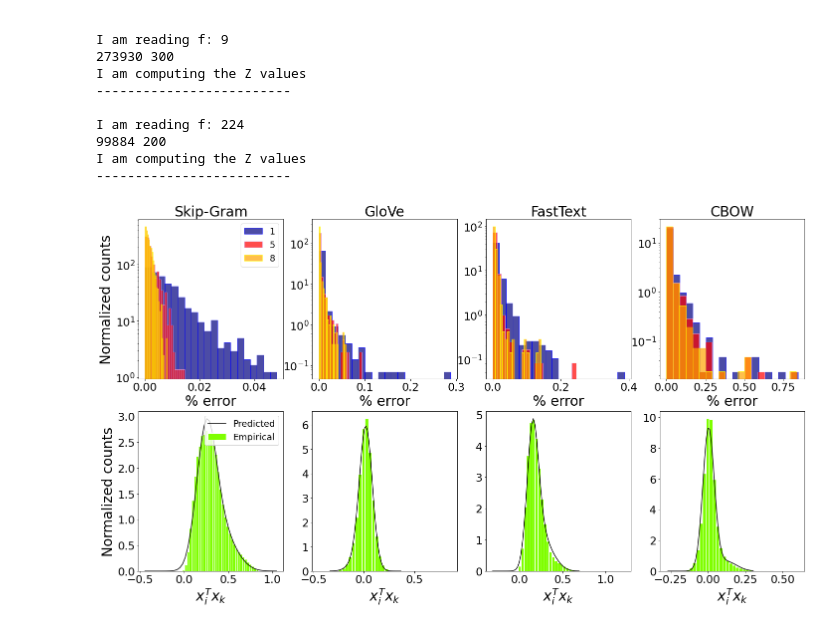
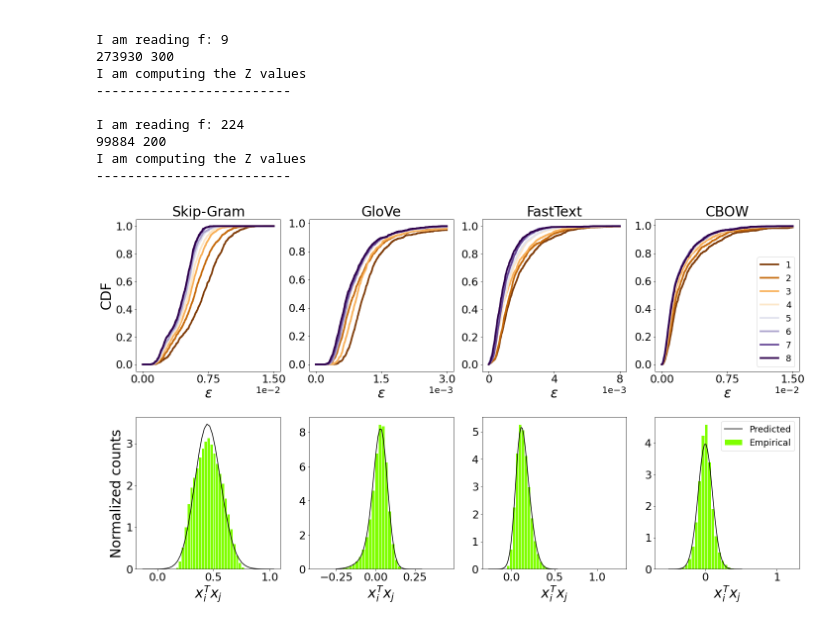
Before and after one commit to lorenzodallamico/EDRep, a Jupyter notebook: Test the approximation.ipynb, the cells around one changed output. Drawn from its saved outputs; the diff is of its cells as text; code cells hidden in the pictures.

```diff
--- a/Test the approximation.ipynb
+++ b/Test the approximation.ipynb
@@ -18,7 +18,7 @@ def Normal(μ, σ2, t):
     return 1/np.sqrt(2*np.pi*σ2)*np.exp(-(t - μ)**2/(2*σ2))
 # %%
 all_f = [0, 7, 9, 224]
-kv = [1, 5, 8]
+kv = [1, 2, 3, 4, 5, 6, 7, 8]
 
 Xv, Zv, Zest, μv, σ2v, πv = [], [], [], [], [], []
 cov_type = 'full'
@@ -74,56 +74,65 @@ I am computing the Z values
 -------------------------
 # %%
 fig, ax = plt.subplots(2,4, figsize = (4*6, 2*5 + 3))
+fig.subplots_adjust(hspace = .3)
 fs = 22
 ffs = 18
 Fs = 28
+max_val = [0.015, 0.003, 0.008, 0.015]
 
-edgecolors = ['blue', 'plum', 'yellow']
-colors = ['navy', 'red', 'orange']
+# rc('font', size = 25)
+
 titles = ['Skip-Gram', 'GloVe', 'FastText', 'CBOW']
+linestyle = ['-', '--', '-.']
+
+cmap = plt.cm.get_cmap('PuOr', len(Zest[0]))
 
 for i, (Z, Ze, X, μ, σ2, π) in enumerate(zip(Zv, Zest, Xv, μv, σ2v, πv)):
-    for j in range(3):
+    for j in range(len(Zest[0])):
 
-        eps = 100*np.abs(Z - Ze[j])/Z
-        ax[0,i].hist(eps, bins = 20, color = colors[j], edgecolor = edgecolors[j],
-                   label = kv[j], density = True, log = True, alpha = 0.7)
+        tv = np.linspace(0, max_val[i], 1000)
+        eps = np.abs(Z - Ze[j])/Z
+        ax[0,i].plot(tv, np.array([np.sum(eps < t)/len(eps) for t in tv]), color = cmap(j),
+                   label = kv[j], linewidth = 3.5, linestyle = linestyle[0])
 
-        if i == 0:
+        if i == 3:
             ax[0,i].legend(fontsize = ffs)
 
+        ax[0,i].set_xticks(np.linspace(0, max(tv), 3))
         ax[0,i].tick_params(axis = 'both', labelsize = fs)
-        ax[0,i].set_xlabel('% error', fontsize = Fs)
+        ax[0,i].set_xlabel(r'$\epsilon$', fontsize = Fs)
 
     n, dim = np.shape(X)
     a = np.random.randint(n)
 
     ax[1, i].hist(X[a]@X.T, bins = 40, edgecolor = 'white', color = 'chartreuse',
                   density = True, label = 'Empirical')
 
     m = np.mean(X[a]@X.T)
     s = np.sqrt(np.var(X[a]@X.T))
     t = np.linspace(m - 5*s, m + 5*s)
 
     y = np.sum(np.diag(π/n)@np.array([Normal(X[a]@μ[b], X[a]@σ2[b]@X[a], t) for b in range(len(μ))]), axis = 0)
     ax[1, i].plot(t, y, color = 'k', label = 'Predicted')
 
-    if i == 0:
+    if i == 3:
         ax[1,i].legend(fontsize = ffs)
 
     ax[1,i].tick_params(axis = 'both', labelsize = fs)
-    ax[1,i].set_xlabel(r'$x_i^Tx_k$', fontsize = Fs)
+    ax[1,i].set_xlabel(r'$x_i^Tx_j$', fontsize = Fs)
 
     ax[0,i].set_title(titles[i], fontsize = Fs)
+    ax[0,i].ticklabel_format(style='sci', axis='x', scilimits=(0,0))
+    ax[0,i].xaxis.get_offset_text().set_fontsize(18)
 
 
-ax[0,0].set_ylabel('Normalized counts', fontsize = Fs)
+ax[0,0].set_ylabel('CDF', fontsize = Fs)
 ax[1,0].set_ylabel('Normalized counts', fontsize = Fs)
 
 directory_figures = '/home/lorenzo/Scrivania/My_projects/DeepWalk/paper/Figures/'
 
-# plt.savefig(directory_figures + 'test_' + cov_type + '.pdf', bbox_inches='tight', dpi = 400)
+plt.savefig(directory_figures + 'test_' + cov_type + '.pdf', bbox_inches='tight', dpi = 400)
 
 plt.show();
 # %% [output]
-[figure, old version]
+[figure, new version]
```
Also changed, not shown: parts of 1 cell of this notebook, 9 other files.
